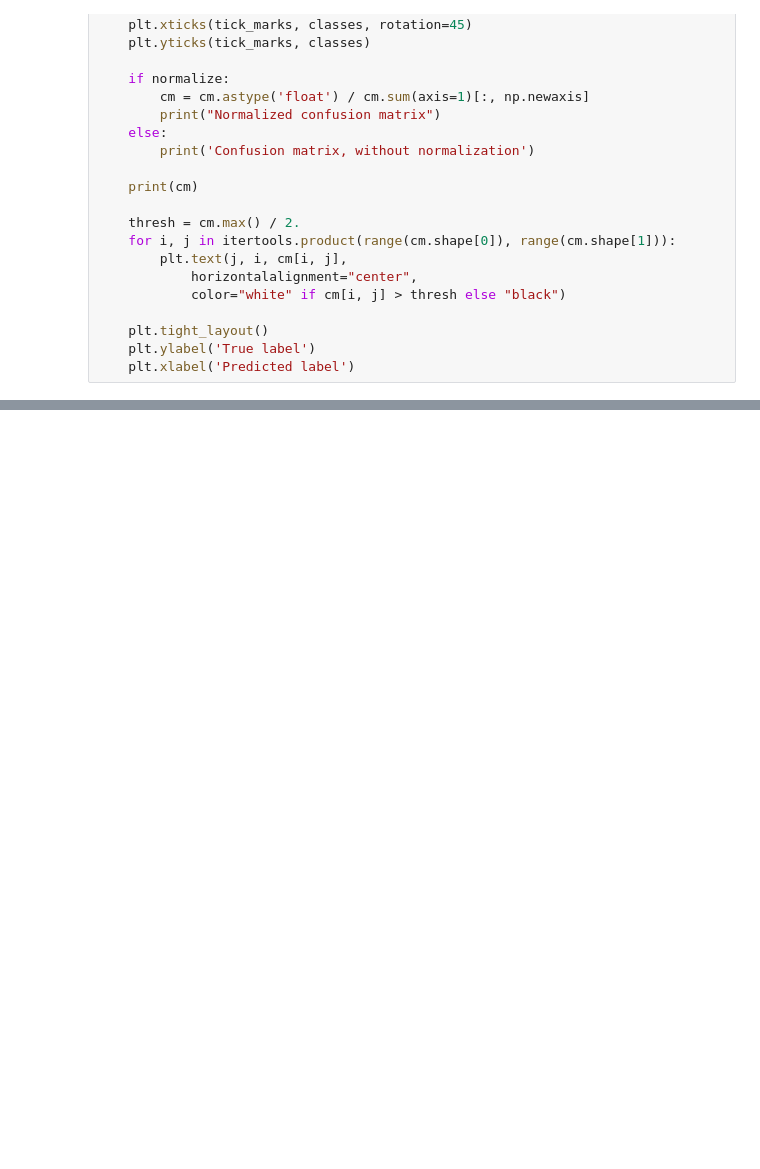
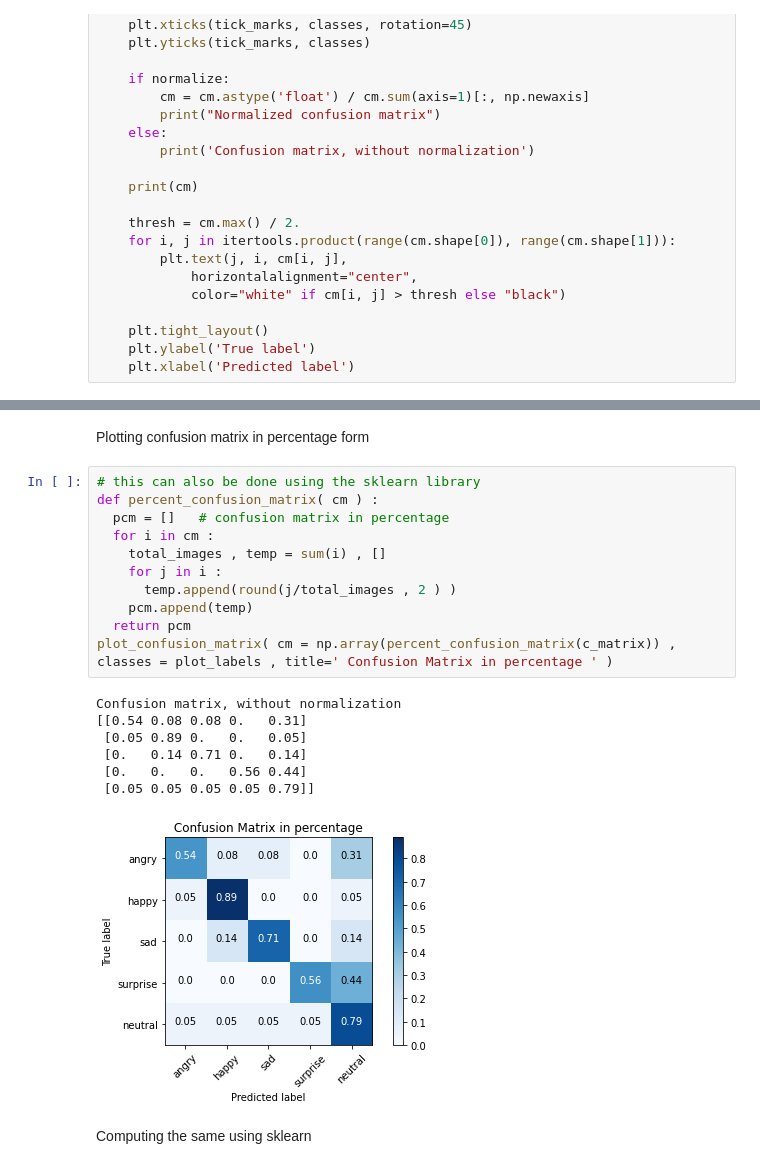
Before and after one commit to RoshanChongder/Image-Processing-and-Facial-Emotion-Detection, a Jupyter notebook: confusionMatrix.ipynb, the cells around one changed output, grey strips where cells are left out. Saved outputs shown, nothing was run; the diff lists cells and outputs as text; blank space fills up the shorter version.

```diff
--- a/confusionMatrix.ipynb
+++ b/confusionMatrix.ipynb
@@ -252,0 +291,23 @@ F@ score  0.7272727272727274
+# %% [markdown]
+Plotting confusion matrix in percentage form
+# %%
+# this can also be done using the sklearn library
+def percent_confusion_matrix( cm ) :
+  pcm = []   # confusion matrix in percentage
+  for i in cm :
+    total_images , temp = sum(i) , []
+    for j in i :
+      temp.append(round(j/total_images , 2 ) )
+    pcm.append(temp)
+  return pcm
+plot_confusion_matrix( cm = np.array(percent_confusion_matrix(c_matrix)) , classes = plot_labels , title=' Confusion Matrix in percentage ' )
+# %% [output]
+Confusion matrix, without normalization
+[[0.54 0.08 0.08 0.   0.31]
+ [0.05 0.89 0.   0.   0.05]
+ [0.   0.14 0.71 0.   0.14]
+ [0.   0.   0.   0.56 0.44]
+ [0.05 0.05 0.05 0.05 0.79]]
+[figure, added]
+# %% [markdown]
+Computing the same using sklearn
```
Also changed, not shown: parts of 11 cells of this notebook.
